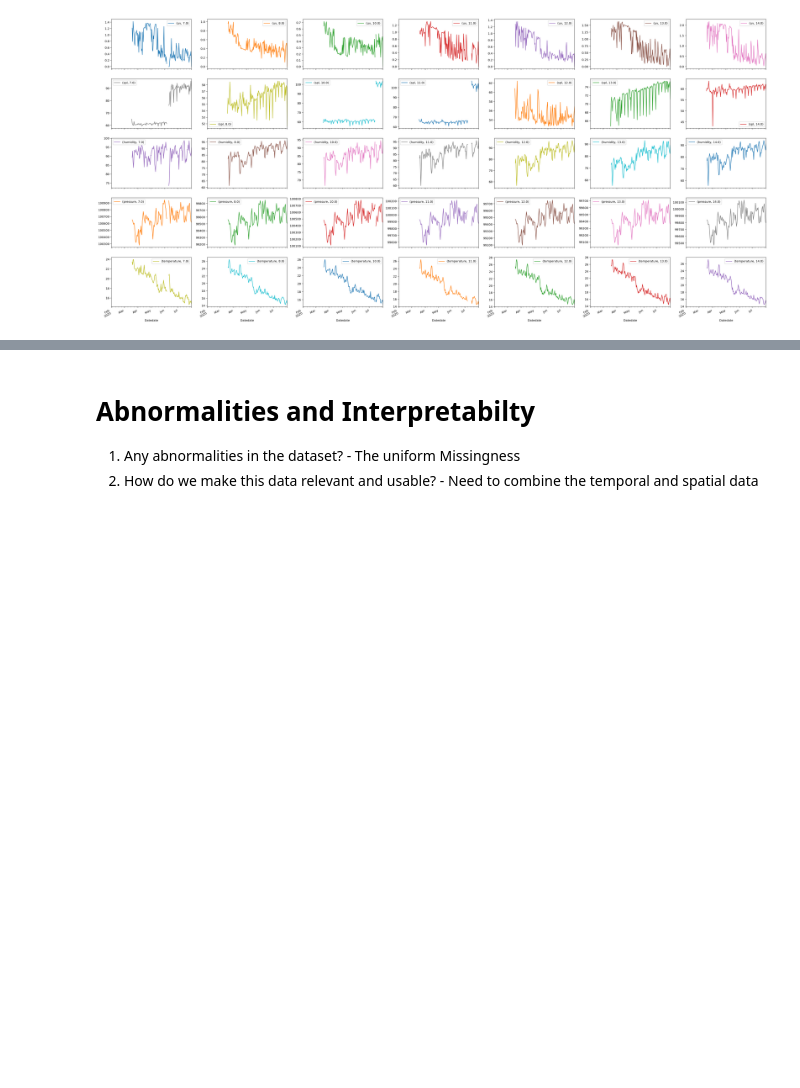
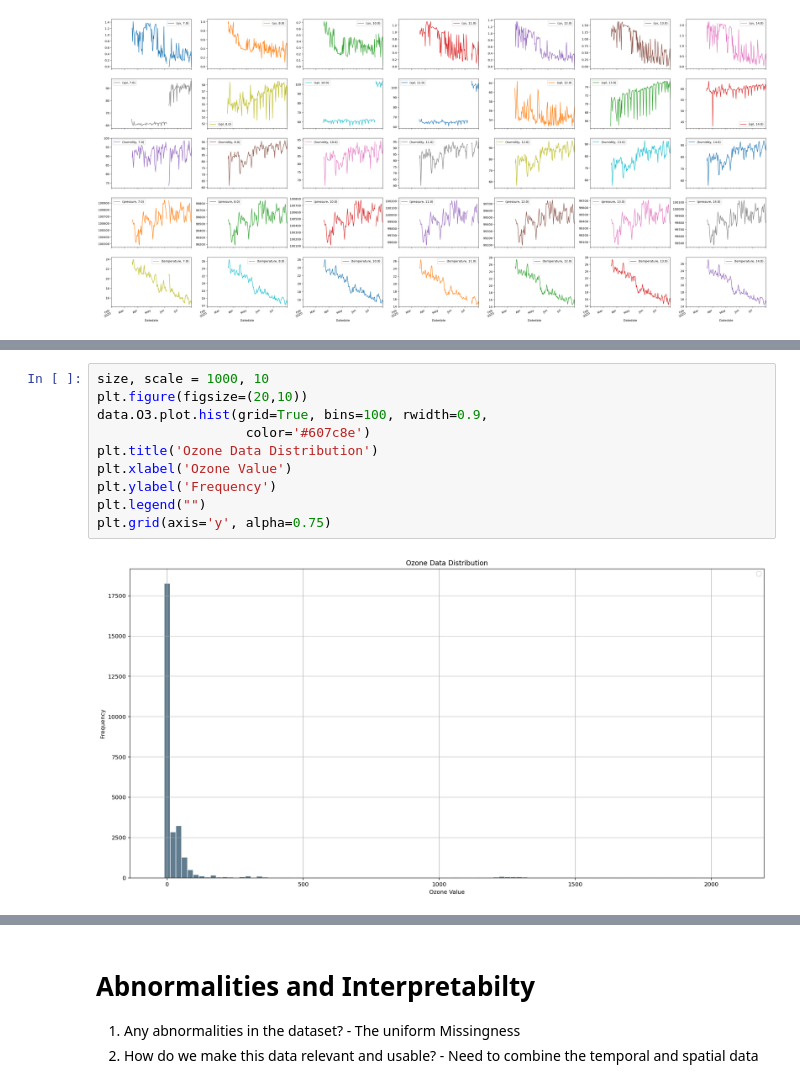
Before and after one commit to shubhobm/unicef-dssg, a Jupyter notebook: src/notebooks/Peru_Atmospheric_Data_Analysis_Data_Cleaning_and_Missingness_Visualization.ipynb, the cells around one changed output, grey strips where cells are left out. Cells and saved outputs as stored; diff of their text form; blank space fills up the shorter version.

```diff
--- a/src/notebooks/Peru_Atmospheric_Data_Analysis_Data_Cleaning_and_Missingness_Visualization.ipynb
+++ b/src/notebooks/Peru_Atmospheric_Data_Analysis_Data_Cleaning_and_Missingness_Visualization.ipynb
@@ -349,0 +408,12 @@ plt.show()
+# %%
+size, scale = 1000, 10
+plt.figure(figsize=(20,10))
+data.O3.plot.hist(grid=True, bins=100, rwidth=0.9,
+                   color='#607c8e')
+plt.title('Ozone Data Distribution')
+plt.xlabel('Ozone Value')
+plt.ylabel('Frequency')
+plt.legend("")
+plt.grid(axis='y', alpha=0.75)
+# %% [output]
+[figure, added]
```
Also changed, not shown: parts of 75 cells of this notebook.
